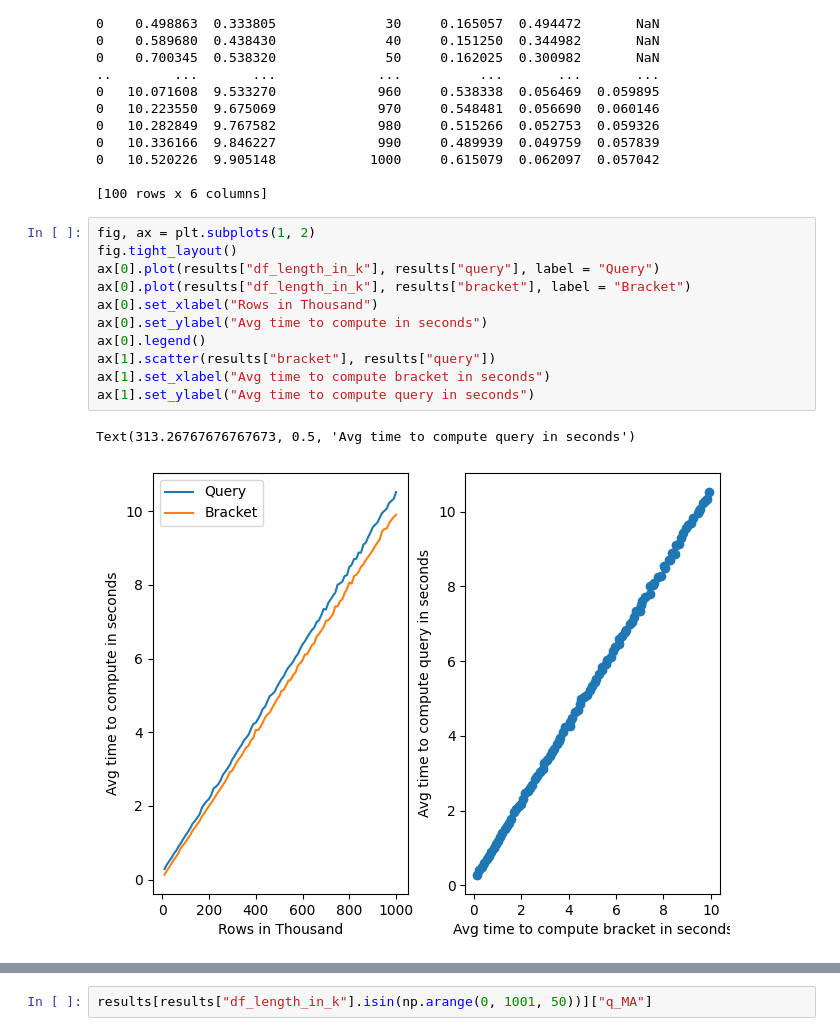
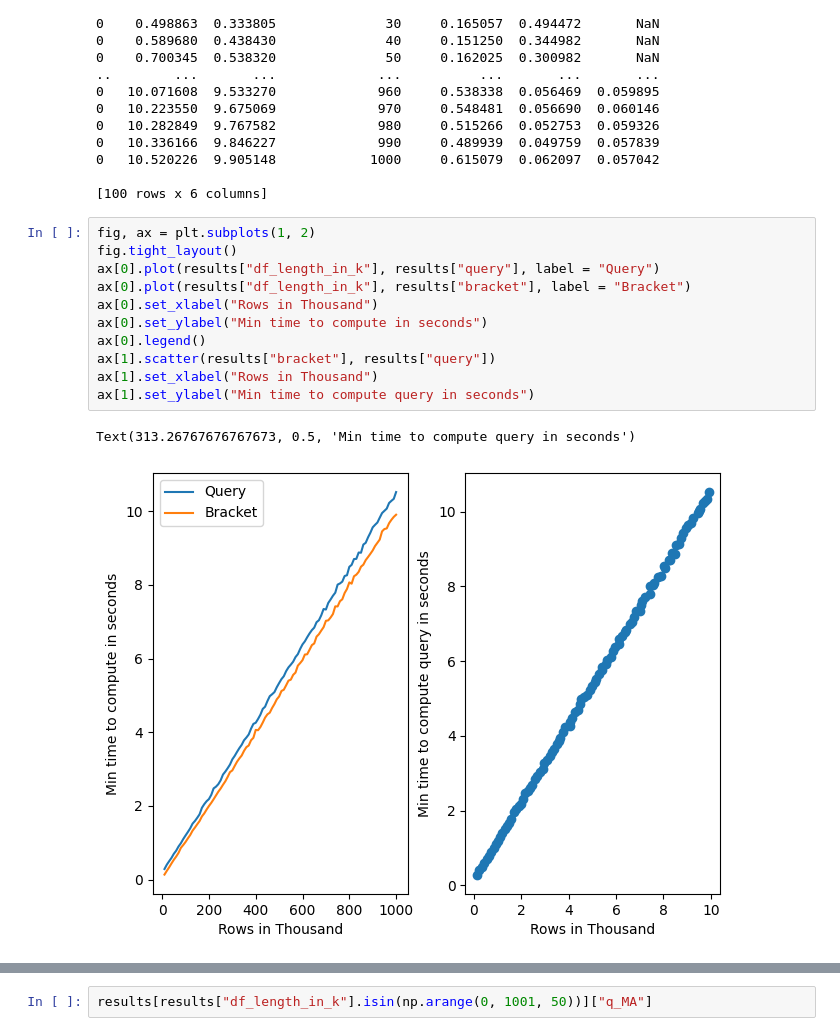
Before and after one commit to mbuerg/Pandas-query-vs-bracket-indexing, a Jupyter notebook: query_vs_bracket.ipynb, the cells around one changed output, grey strips where cells are left out. Drawn from its saved outputs; the diff is of its cells as text.

```diff
--- a/query_vs_bracket.ipynb
+++ b/query_vs_bracket.ipynb
@@ -73,17 +73,17 @@ print(results)
 # %%
 fig, ax = plt.subplots(1, 2)
 fig.tight_layout()
 ax[0].plot(results["df_length_in_k"], results["query"], label = "Query")
 ax[0].plot(results["df_length_in_k"], results["bracket"], label = "Bracket")
 ax[0].set_xlabel("Rows in Thousand")
-ax[0].set_ylabel("Avg time to compute in seconds")
+ax[0].set_ylabel("Min time to compute in seconds")
 ax[0].legend()
 ax[1].scatter(results["bracket"], results["query"])
-ax[1].set_xlabel("Avg time to compute bracket in seconds")
-ax[1].set_ylabel("Avg time to compute query in seconds")
+ax[1].set_xlabel("Rows in Thousand")
+ax[1].set_ylabel("Min time to compute query in seconds")
 # %% [output]
-Text(313.26767676767673, 0.5, 'Avg time to compute query in seconds')
+Text(313.26767676767673, 0.5, 'Min time to compute query in seconds')
-[figure, old version]
+[figure, new version]
 # %%
 fig, ax = plt.subplots(1, 2)
 fig.tight_layout()
```
Also changed, not shown: parts of 1 cell of this notebook.
